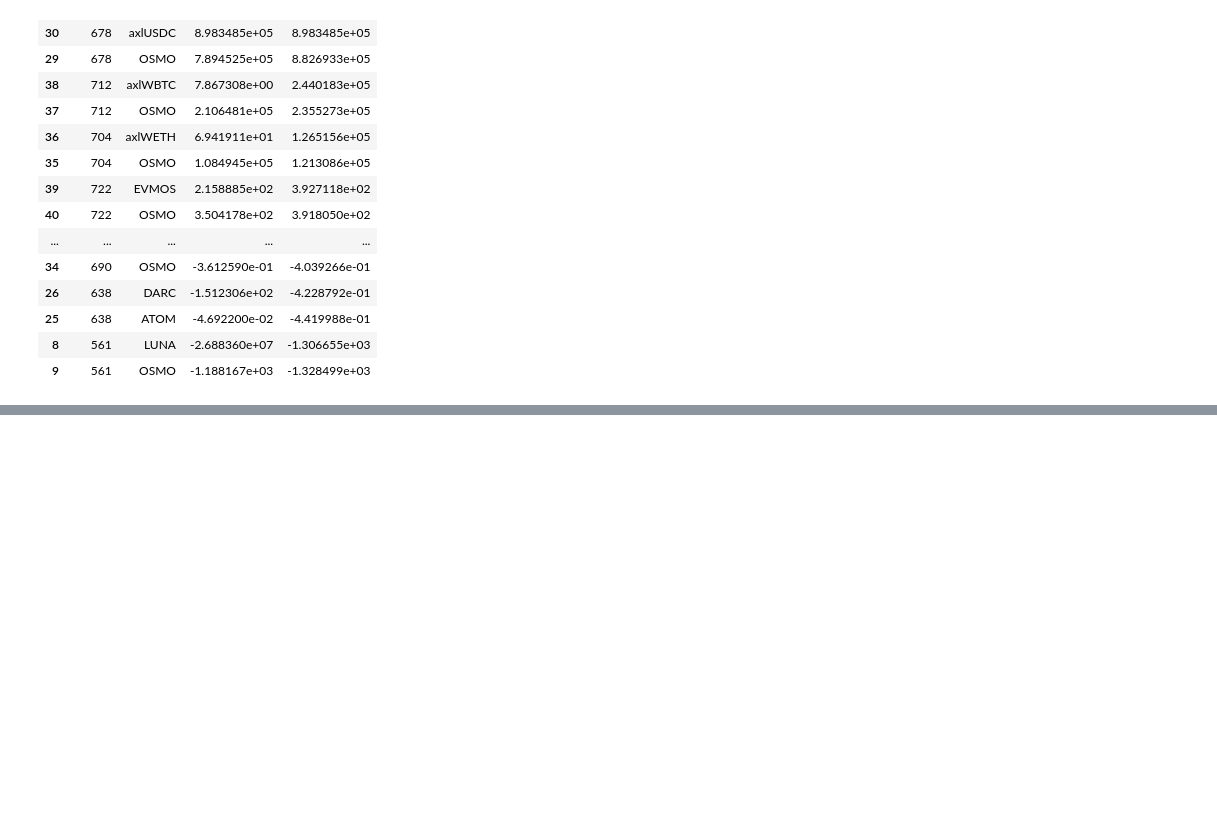
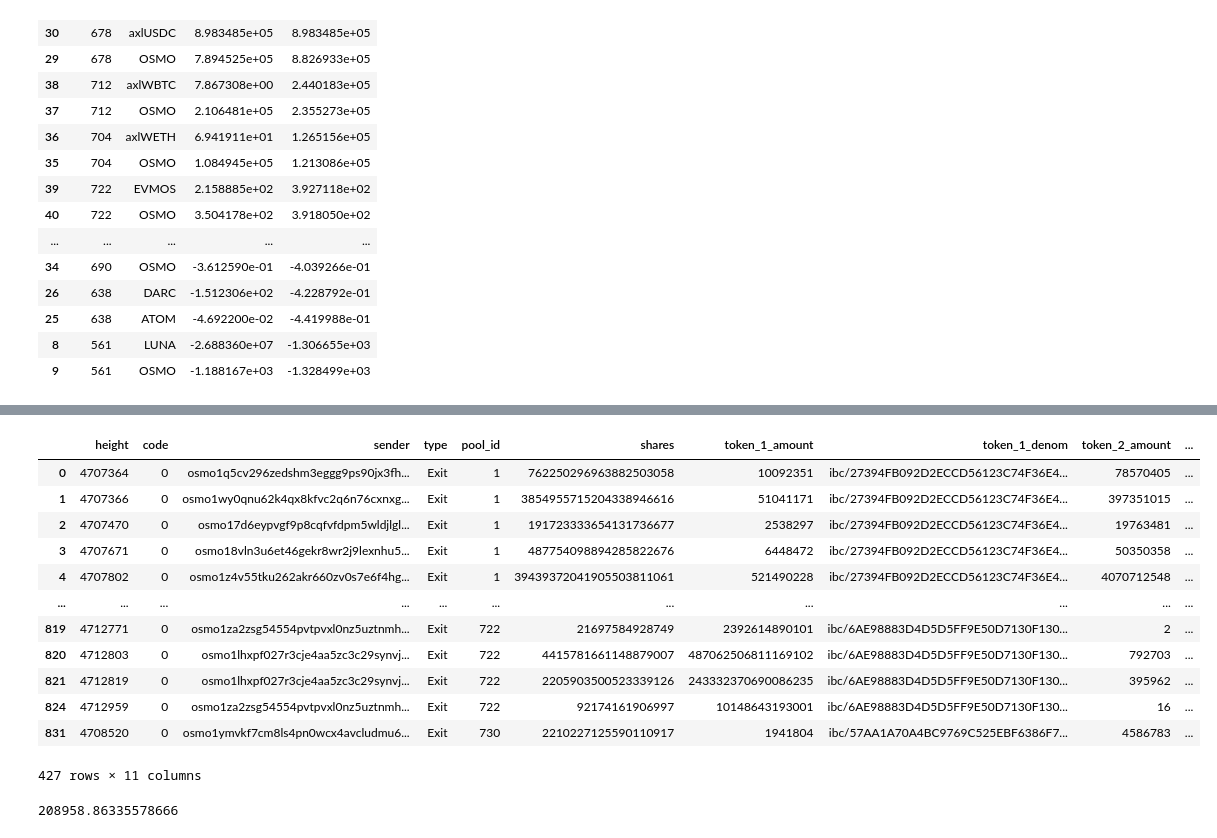
Before and after one commit to HathorNodes/osmosis_nitrogen_assessment, a Jupyter notebook: Osmosis Exploit Analysis.ipynb, the cells around one changed output, grey strips where cells are left out. Cells and saved outputs as stored; diff of their text form; code cells hidden in the pictures; blank space fills up the shorter version.

Commit message:
Added exit only analysis.

```diff
--- a/Osmosis Exploit Analysis.ipynb
+++ b/Osmosis Exploit Analysis.ipynb
@@ -431,0 +444,37 @@ agg_net_diff_pools
+# %%
+impacted_exit_txs = []
+for pool_id, grouped_txs in pool_transactions.sort_values(by=['height']).groupby(['pool_id']):
+    shares_joined = 0.0
+
+    for _, tx_info in grouped_txs.iterrows():
+        if tx_info.type == 'Join':
+            shares_joined += float(tx_info.shares)
+        elif tx_info.type == 'Exit':
+            # ToDo consider accounting for exits on the shares_joined impact.
+            # If this number goes negative, how do we handle that?
+            # shares_joined -= float(tx_info.shares)
+            impacted_exit_txs.append([*tx_info.values, shares_joined])
+
+impacted_txs = pd.DataFrame(impacted_exit_txs, columns=[*pool_transactions.columns.values, "share_impact_amount"])
+# %%
+exit_only_impact = impacted_txs.loc[
+    ~np.isin(impacted_txs.sender,
+             raw_transactions.loc[raw_transactions.type == 'Join'].sender
+                                                                  .unique())
+]
+exit_only_impact.to_csv("data/exit_only_txs.csv", index=False)
+exit_only_impact
+# %% [output]
+|  | height | code | sender | type | pool_id | shares | token_1_amount | token_1_denom | token_2_amount | ... |
+| 0 | 4707364 | 0 | osmo1q5cv296zedshm3eggg9ps90jx3fh... | Exit | 1 | 762250296963882503058 | 10092351 | ibc/27394FB092D2ECCD56123C74F36E4... | 78570405 | ... |
+| 1 | 4707366 | 0 | osmo1wy0qnu62k4qx8kfvc2q6n76cxnxg... | Exit | 1 | 3854955715204338946616 | 51041171 | ibc/27394FB092D2ECCD56123C74F36E4... | 397351015 | ... |
+| 2 | 4707470 | 0 | osmo17d6eypvgf9p8cqfvfdpm5wldjlgl... | Exit | 1 | 191723333654131736677 | 2538297 | ibc/27394FB092D2ECCD56123C74F36E4... | 19763481 | ... |
+| 3 | 4707671 | 0 | osmo18vln3u6et46gekr8wr2j9lexnhu5... | Exit | 1 | 487754098894285822676 | 6448472 | ibc/27394FB092D2ECCD56123C74F36E4... | 50350358 | ... |
+| 4 | 4707802 | 0 | osmo1z4v55tku262akr660zv0s7e6f4hg... | Exit | 1 | 39439372041905503811061 | 521490228 | ibc/27394FB092D2ECCD56123C74F36E4... | 4070712548 | ... |
+| ... | ... | ... | ... | ... | ... | ... | ... | ... | ... | ... |
+| 819 | 4712771 | 0 | osmo1za2zsg54554pvtpvxl0nz5uztnmh... | Exit | 722 | 21697584928749 | 2392614890101 | ibc/6AE98883D4D5D5FF9E50D7130F130... | 2 | ... |
+| 820 | 4712803 | 0 | osmo1lhxpf027r3cje4aa5zc3c29synvj... | Exit | 722 | 4415781661148879007 | 487062506811169102 | ibc/6AE98883D4D5D5FF9E50D7130F130... | 792703 | ... |
+| 821 | 4712819 | 0 | osmo1lhxpf027r3cje4aa5zc3c29synvj... | Exit | 722 | 2205903500523339126 | 243332370690086235 | ibc/6AE98883D4D5D5FF9E50D7130F130... | 395962 | ... |
+| 824 | 4712959 | 0 | osmo1za2zsg54554pvtpvxl0nz5uztnmh... | Exit | 722 | 92174161906997 | 10148643193001 | ibc/6AE98883D4D5D5FF9E50D7130F130... | 16 | ... |
+| 831 | 4708520 | 0 | osmo1ymvkf7cm8ls4pn0wcx4avcludmu6... | Exit | 730 | 2210227125590110917 | 1941804 | ibc/57AA1A70A4BC9769C525EBF6386F7... | 4586783 | ... |
+427 rows × 11 columns
@@ -431,0 +496,5 @@ agg_net_diff_pools
+# %%
+agg_exit_value = cleaned_exit_df['value'].sum()
+agg_exit_value
+# %% [output]
+208958.86335578666
```
Also changed, not shown: parts of 10 cells of this notebook, 5 other files.
